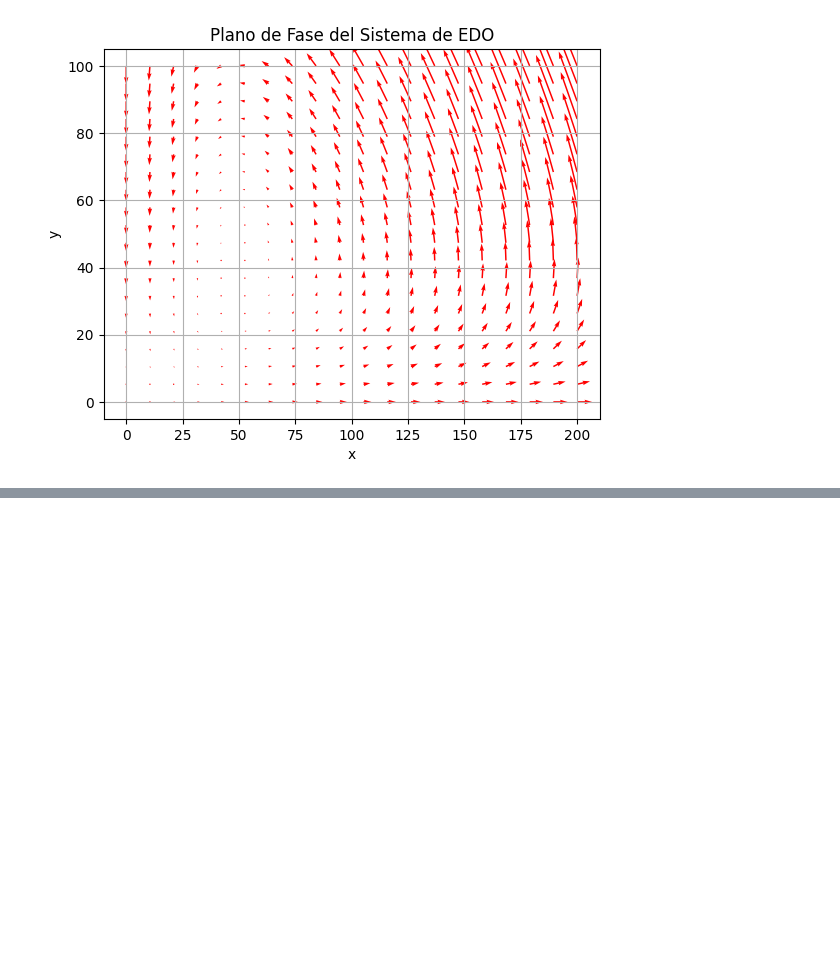
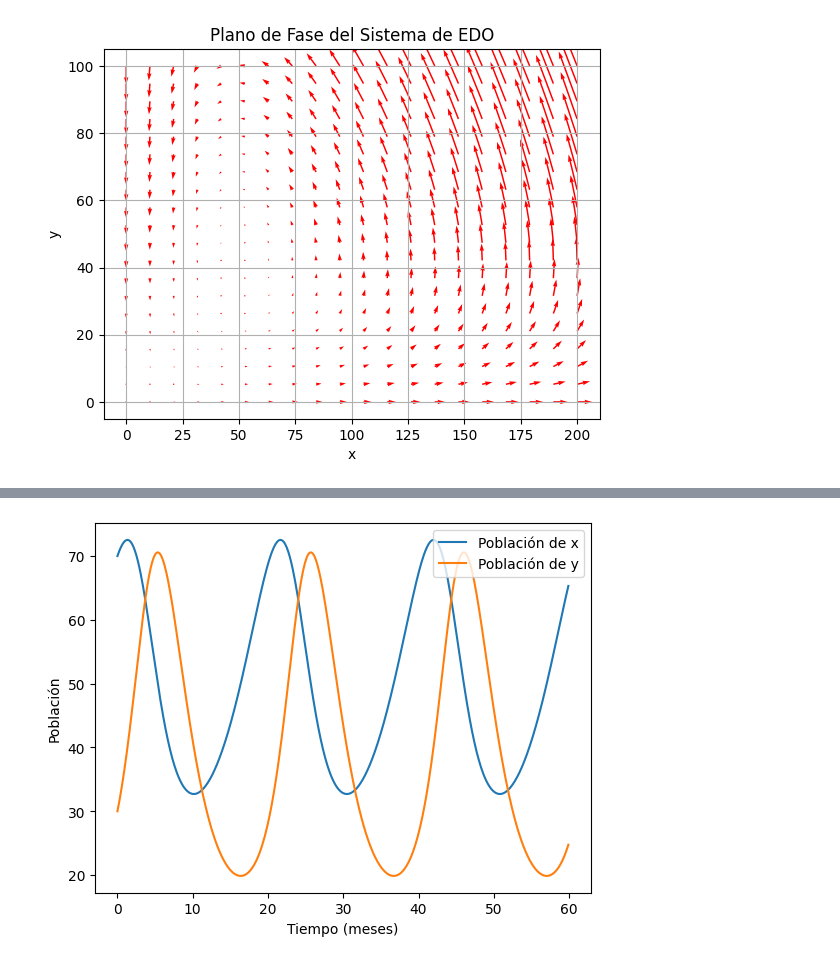
Before and after one commit to emiliosolanoo21/Runge-Kutta, a Jupyter notebook: runge-kutta.ipynb, the cells around one changed output, grey strips where cells are left out. Saved outputs shown, nothing was run; the diff lists cells and outputs as text; code cells hidden in the pictures; blank space fills up the shorter version.

```diff
--- a/runge-kutta.ipynb
+++ b/runge-kutta.ipynb
@@ -52,0 +76,23 @@ plt.show()
+# %%
+def system(t, y):
+    x, y = y
+    dxdt = 0.2 * x - 0.005 * x * y
+    dydt = -0.5 * y + 0.01 * x * y
+    return [dxdt, dydt]
+
+t0 = 0
+tf = 12 * 5  # 5 años en meses
+h = 0.1
+y0 = [70, 30]
+
+t, sol = rk4_system(system, y0, t0, tf, h)
+
+x, y = sol[:, 0], sol[:, 1]
+plt.plot(t, x, label='Población de x')
+plt.plot(t, y, label='Población de y')
+plt.xlabel('Tiempo (meses)')
+plt.ylabel('Población')
+plt.legend()
+plt.show()
+# %% [output]
+[figure, added]
```
Also changed, not shown: parts of 11 cells of this notebook.
